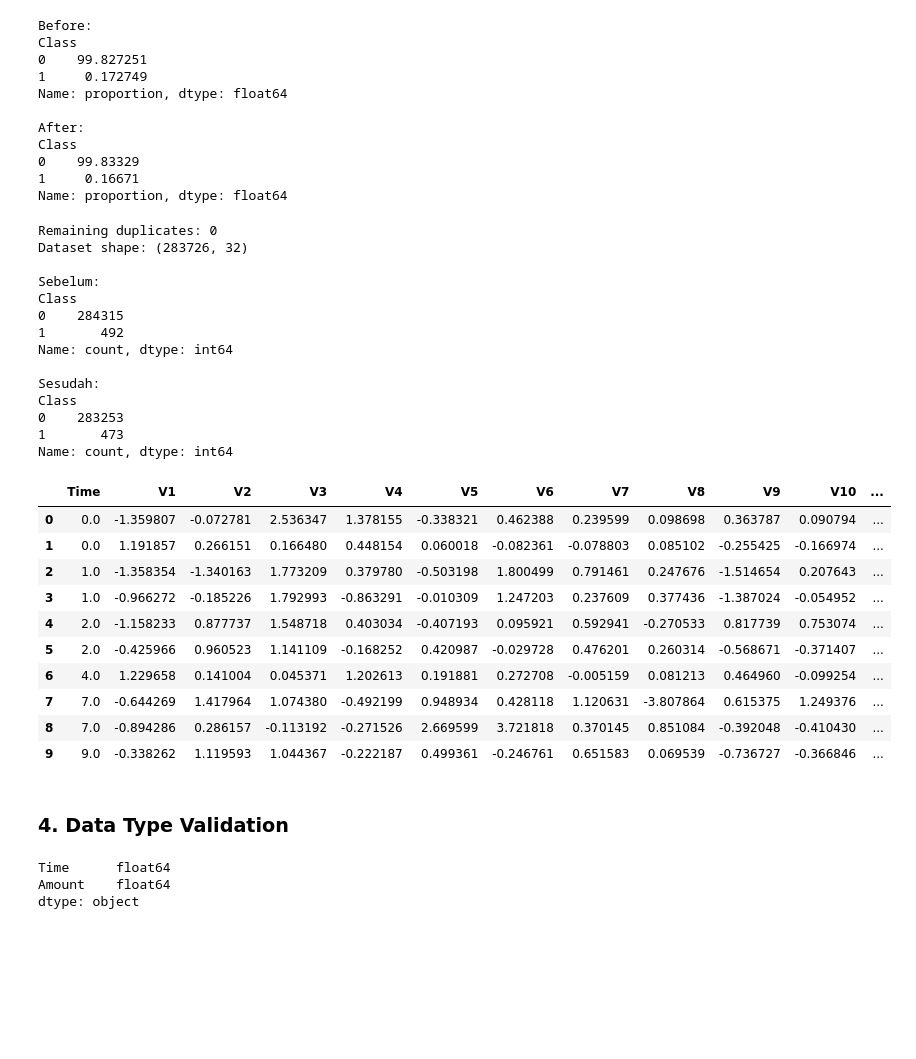
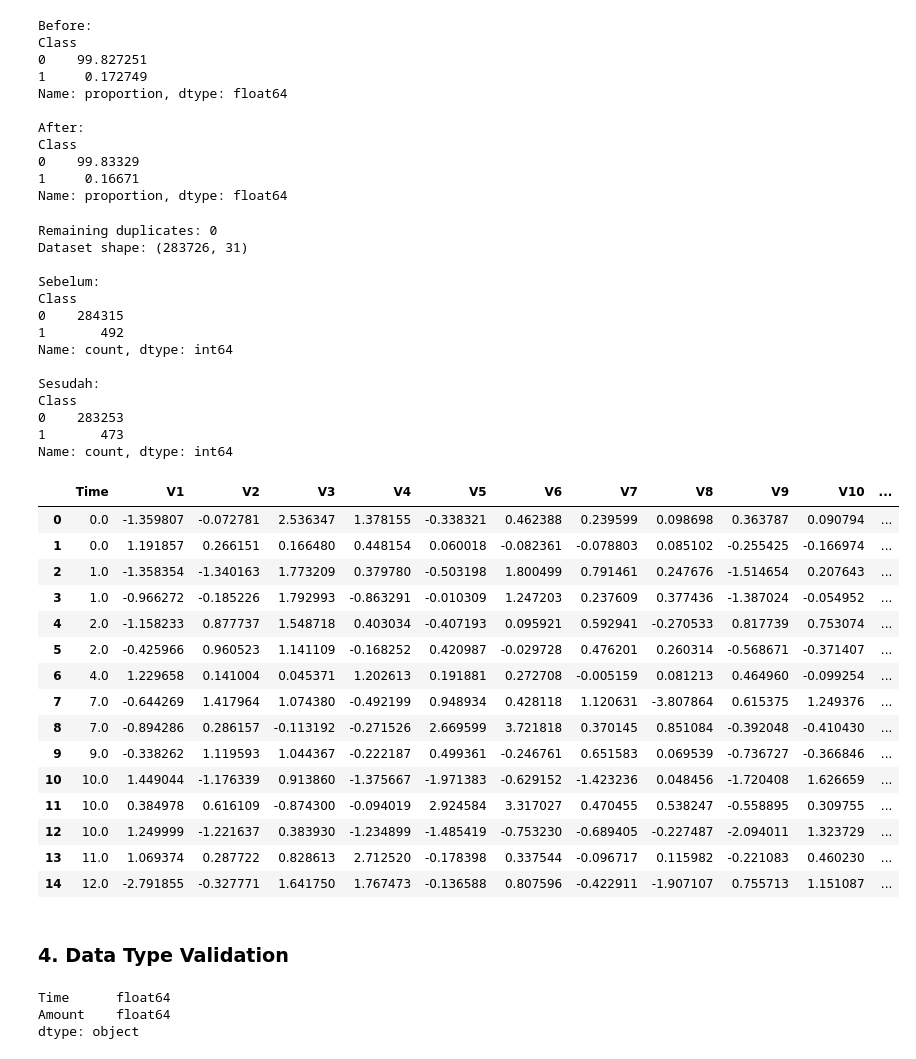
Before and after one commit to velladenata/credit-card-fraud-detection, a Jupyter notebook: notebooks/preprocessing.ipynb, the cells around one changed output. Cells and saved outputs as stored; diff of their text form; code cells hidden in the pictures; blank space fills up the shorter version.

Commit message:
Preprocessing complete (validation & feature)

```diff
--- a/notebooks/preprocessing.ipynb
+++ b/notebooks/preprocessing.ipynb
@@ -4,7 +4,7 @@ import numpy as np
 import matplotlib.pyplot as plt
 import seaborn as sns
 # %%
-data = pd.read_csv('../data/creditcard.csv')
+data = pd.read_csv('../data/raw/creditcard.csv')
 pd.set_option('display.max_columns', None)
 data.head(10)
 # %% [output]
@@ -199,7 +199,7 @@ print('\nSesudah:')
 print(data_validated['Class'].value_counts())
 # %% [output]
 Remaining duplicates: 0
-Dataset shape: (283726, 32)
+Dataset shape: (283726, 31)
 
 Sebelum:
 Class
@@ -213,21 +213,26 @@ Class
 1       473
 Name: count, dtype: int64
 # %%
-data_validated.head(10)
+data_validated.head(15)
 # %% [output]
 |  | Time | V1 | V2 | V3 | V4 | V5 | V6 | V7 | V8 | V9 | V10 | ... |
 | 0 | 0.0 | -1.359807 | -0.072781 | 2.536347 | 1.378155 | -0.338321 | 0.462388 | 0.239599 | 0.098698 | 0.363787 | 0.090794 | ... |
 | 1 | 0.0 | 1.191857 | 0.266151 | 0.166480 | 0.448154 | 0.060018 | -0.082361 | -0.078803 | 0.085102 | -0.255425 | -0.166974 | ... |
 | 2 | 1.0 | -1.358354 | -1.340163 | 1.773209 | 0.379780 | -0.503198 | 1.800499 | 0.791461 | 0.247676 | -1.514654 | 0.207643 | ... |
 | 3 | 1.0 | -0.966272 | -0.185226 | 1.792993 | -0.863291 | -0.010309 | 1.247203 | 0.237609 | 0.377436 | -1.387024 | -0.054952 | ... |
 | 4 | 2.0 | -1.158233 | 0.877737 | 1.548718 | 0.403034 | -0.407193 | 0.095921 | 0.592941 | -0.270533 | 0.817739 | 0.753074 | ... |
 | 5 | 2.0 | -0.425966 | 0.960523 | 1.141109 | -0.168252 | 0.420987 | -0.029728 | 0.476201 | 0.260314 | -0.568671 | -0.371407 | ... |
 | 6 | 4.0 | 1.229658 | 0.141004 | 0.045371 | 1.202613 | 0.191881 | 0.272708 | -0.005159 | 0.081213 | 0.464960 | -0.099254 | ... |
 | 7 | 7.0 | -0.644269 | 1.417964 | 1.074380 | -0.492199 | 0.948934 | 0.428118 | 1.120631 | -3.807864 | 0.615375 | 1.249376 | ... |
 | 8 | 7.0 | -0.894286 | 0.286157 | -0.113192 | -0.271526 | 2.669599 | 3.721818 | 0.370145 | 0.851084 | -0.392048 | -0.410430 | ... |
 | 9 | 9.0 | -0.338262 | 1.119593 | 1.044367 | -0.222187 | 0.499361 | -0.246761 | 0.651583 | 0.069539 | -0.736727 | -0.366846 | ... |
+| 10 | 10.0 | 1.449044 | -1.176339 | 0.913860 | -1.375667 | -1.971383 | -0.629152 | -1.423236 | 0.048456 | -1.720408 | 1.626659 | ... |
+| 11 | 10.0 | 0.384978 | 0.616109 | -0.874300 | -0.094019 | 2.924584 | 3.317027 | 0.470455 | 0.538247 | -0.558895 | 0.309755 | ... |
+| 12 | 10.0 | 1.249999 | -1.221637 | 0.383930 | -1.234899 | -1.485419 | -0.753230 | -0.689405 | -0.227487 | -2.094011 | 1.323729 | ... |
+| 13 | 11.0 | 1.069374 | 0.287722 | 0.828613 | 2.712520 | -0.178398 | 0.337544 | -0.096717 | 0.115982 | -0.221083 | 0.460230 | ... |
+| 14 | 12.0 | -2.791855 | -0.327771 | 1.641750 | 1.767473 | -0.136588 | 0.807596 | -0.422911 | -1.907107 | 0.755713 | 1.151087 | ... |
 # %% [markdown]
-### 4. Data Type Validation
+### **4. Data Type Validation**
 # %%
 data_validated[['Time', 'Amount']].dtypes
 # %% [output]
```
Also changed, not shown: parts of 15 cells of this notebook.
